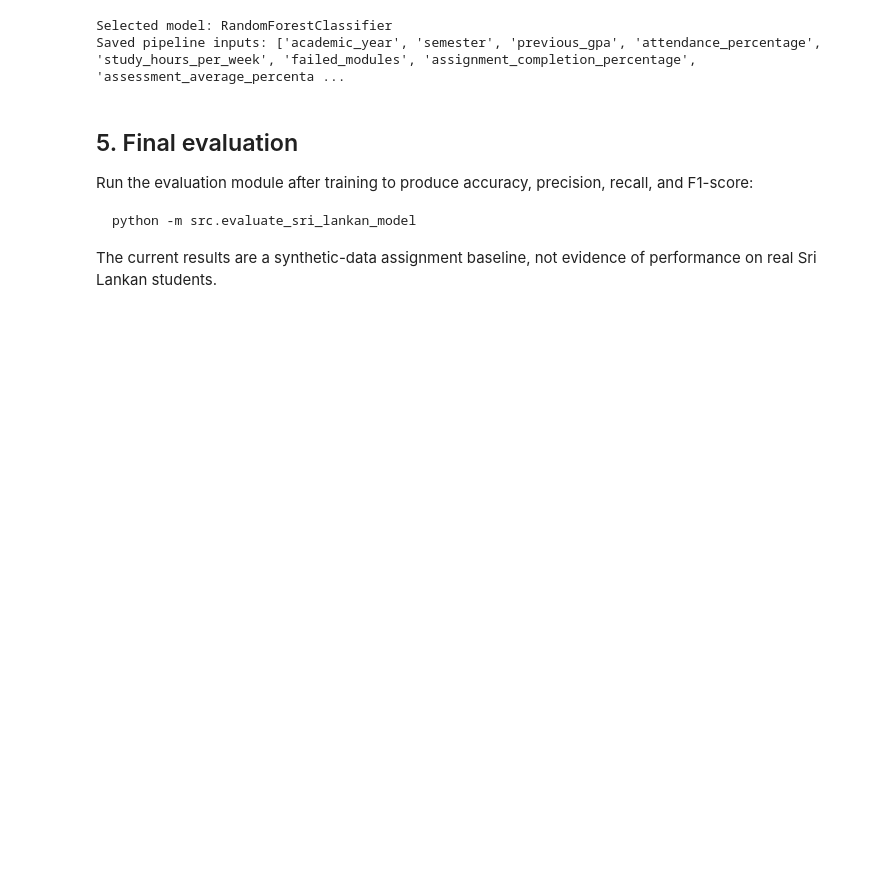
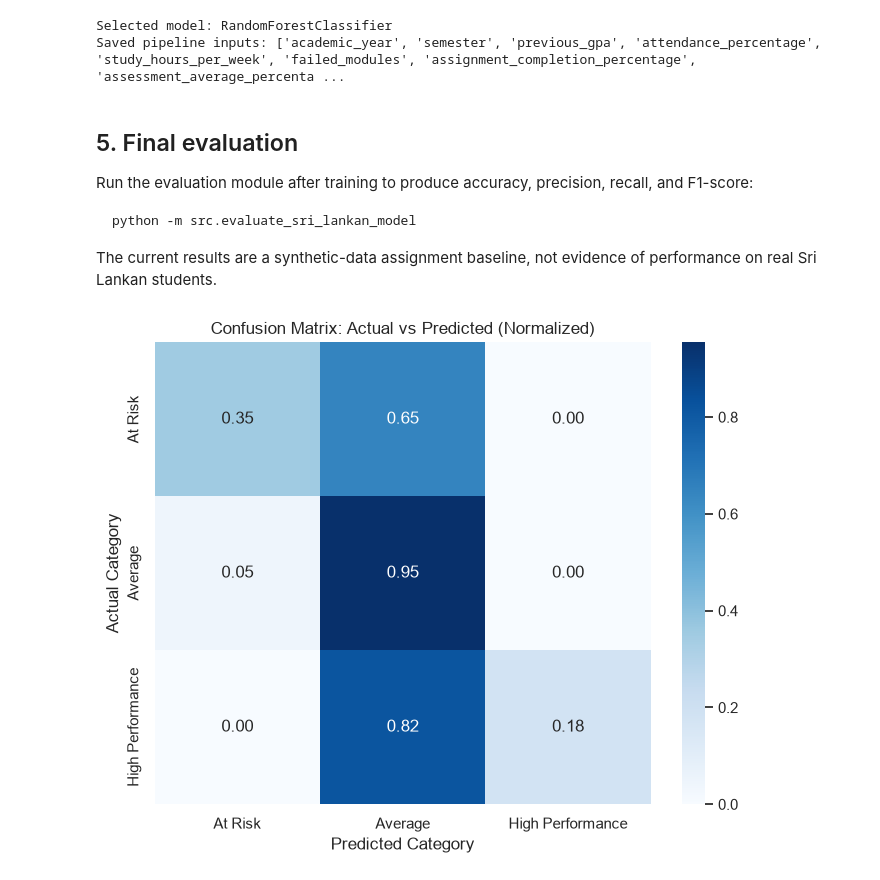
Before and after one commit to geeth-pesandu2002/Student-Performance-Prediction-and-Academic-Advisory-System, a Jupyter notebook: notebooks/data_analysis_and_model_training.ipynb, the cells around one changed output. Saved outputs shown, nothing was run; the diff lists cells and outputs as text; code cells hidden in the pictures; blank space fills up the shorter version.

Commit message:
KBKG Senasana: Added EDA charts and evaluation documentation

````diff
--- a/notebooks/data_analysis_and_model_training.ipynb
+++ b/notebooks/data_analysis_and_model_training.ipynb
@@ -168,3 +168,52 @@ python -m src.evaluate_sri_lankan_model
 ```
 
 The current results are a synthetic-data assignment baseline, not evidence of performance on real Sri Lankan students.
+# %%
+from sklearn.metrics import confusion_matrix
+import matplotlib.pyplot as plt
+import seaborn as sns
+from sklearn.ensemble import RandomForestClassifier
+from sklearn.model_selection import train_test_split
+from src.sri_lankan_schema import LOCAL_FEATURES, LOCAL_NUMERIC_FEATURES, LOCAL_CATEGORICAL_FEATURES
+from sklearn.compose import ColumnTransformer
+from sklearn.preprocessing import OneHotEncoder, StandardScaler
+from sklearn.pipeline import Pipeline
+
+# 1. Prepare data
+X = data[LOCAL_FEATURES]
+y = data['performance_category']
+X_train, X_test, y_train, y_test = train_test_split(X, y, test_size=0.2, random_state=42, stratify=y)
+
+# 2. Create a "translator" to turn words into numbers
+numeric_transformer = StandardScaler()
+categorical_transformer = OneHotEncoder(handle_unknown='ignore')
+
+preprocessor = ColumnTransformer(
+    transformers=[
+        ('num', numeric_transformer, LOCAL_NUMERIC_FEATURES),
+        ('cat', categorical_transformer, LOCAL_CATEGORICAL_FEATURES)
+    ])
+
+# 3. Create a pipeline: First translate the data, then train the model
+model_eval = Pipeline(steps=[
+    ('preprocessor', preprocessor),
+    ('classifier', RandomForestClassifier(random_state=42))
+])
+
+# 4. Train the pipeline
+model_eval.fit(X_train, y_train)
+y_pred = model_eval.predict(X_test)
+
+# 5. Plot Confusion Matrix (Normalized between 0 and 1)
+plt.figure(figsize=(8, 6))
+# Added normalize='true' to get values between 0 and 1
+cm = confusion_matrix(y_test, y_pred, labels=['At Risk', 'Average', 'High Performance'], normalize='true')
+sns.heatmap(cm, annot=True, fmt='.2f', cmap='Blues',  # Changed fmt to '.2f' for decimals
+            xticklabels=['At Risk', 'Average', 'High Performance'],
+            yticklabels=['At Risk', 'Average', 'High Performance'])
+plt.title('Confusion Matrix: Actual vs Predicted (Normalized)')
+plt.ylabel('Actual Category')
+plt.xlabel('Predicted Category')
+plt.show()
+# %% [output]
+[figure, added]
````
Also changed, not shown: parts of 1 cell of this notebook, 2 other files.
